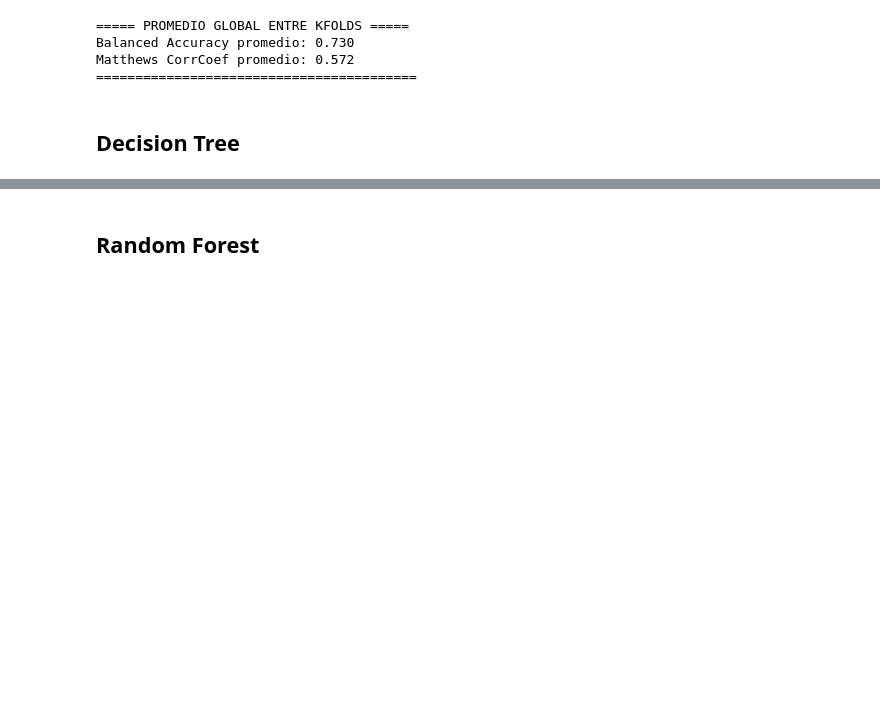
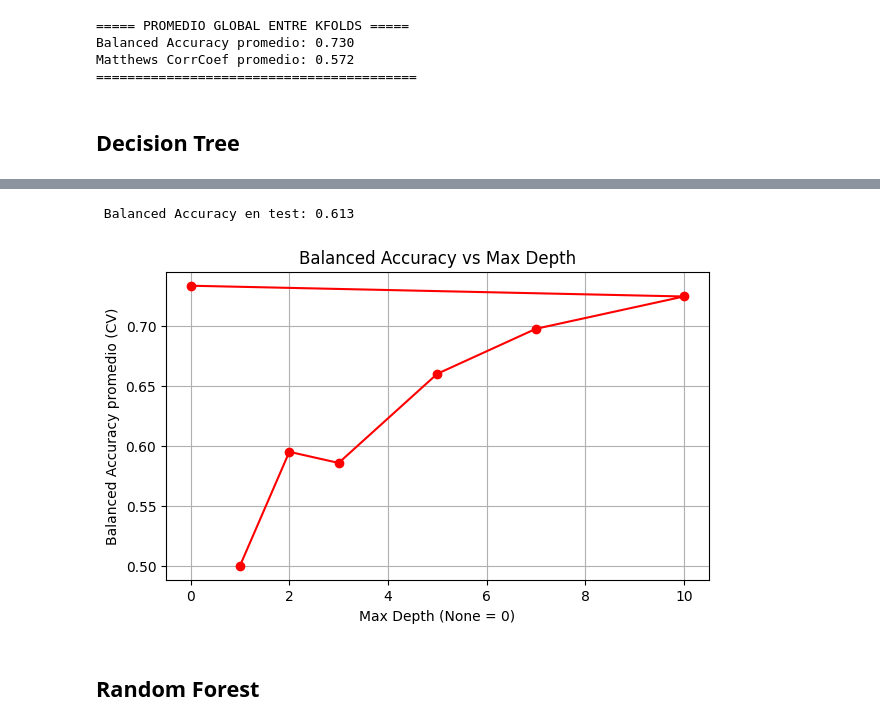
Before and after one commit to JeiGeek/ia1-LosPandas-prediccion_rendimiento_estudiantil, a Jupyter notebook: 02_Supervised_learning.ipynb, the cells around one changed output, grey strips where cells are left out. Saved outputs shown, nothing was run; the diff lists cells and outputs as text; code cells hidden in the pictures; blank space fills up the shorter version.

```diff
--- a/02_Supervised_learning.ipynb
+++ b/02_Supervised_learning.ipynb
@@ -229,0 +253,10 @@ Matthews CorrCoef promedio: 0.572
+# %%
+# Entrenamiento del GridSearch
+grid_search.fit(X_train, y_train)
+
+# Resultados
+print("\n Mejor parámetro encontrado:")
+print(grid_search.best_params_)
+
+print("\n Mejor Balanced Accuracy promedio (validación cruzada):")
+print(grid_search.best_score_)
@@ -230,3 +271,25 @@ Matthews CorrCoef promedio: 0.572
+# %%
+# Evaluación final en el conjunto de prueba
+best_model = grid_search.best_estimator_
+y_pred = best_model.predict(X_test)
+final_score = balanced_accuracy_score(y_test, y_pred)
+print(f"\n Balanced Accuracy en test: {final_score:.3f}\n\n")
+
+# Graficar rendimiento según max_depth
+results = grid_search.cv_results_
+depths = [d if d is not None else 0 for d in param_grid['max_depth']]
+scores = results['mean_test_score']
+
+plt.figure(figsize=(7,4))
+plt.plot(depths, scores, marker='o', color='red')
+plt.title('Balanced Accuracy vs Max Depth')
+plt.xlabel('Max Depth (None = 0)')
+plt.ylabel('Balanced Accuracy promedio (CV)')
+plt.grid(True)
+plt.show()
+# %% [output]
+ Balanced Accuracy en test: 0.613
+[figure, added]
 # %% [markdown]
 ## **Random Forest**
 # %% [markdown]
```
Also changed, not shown: parts of 3 cells of this notebook.
